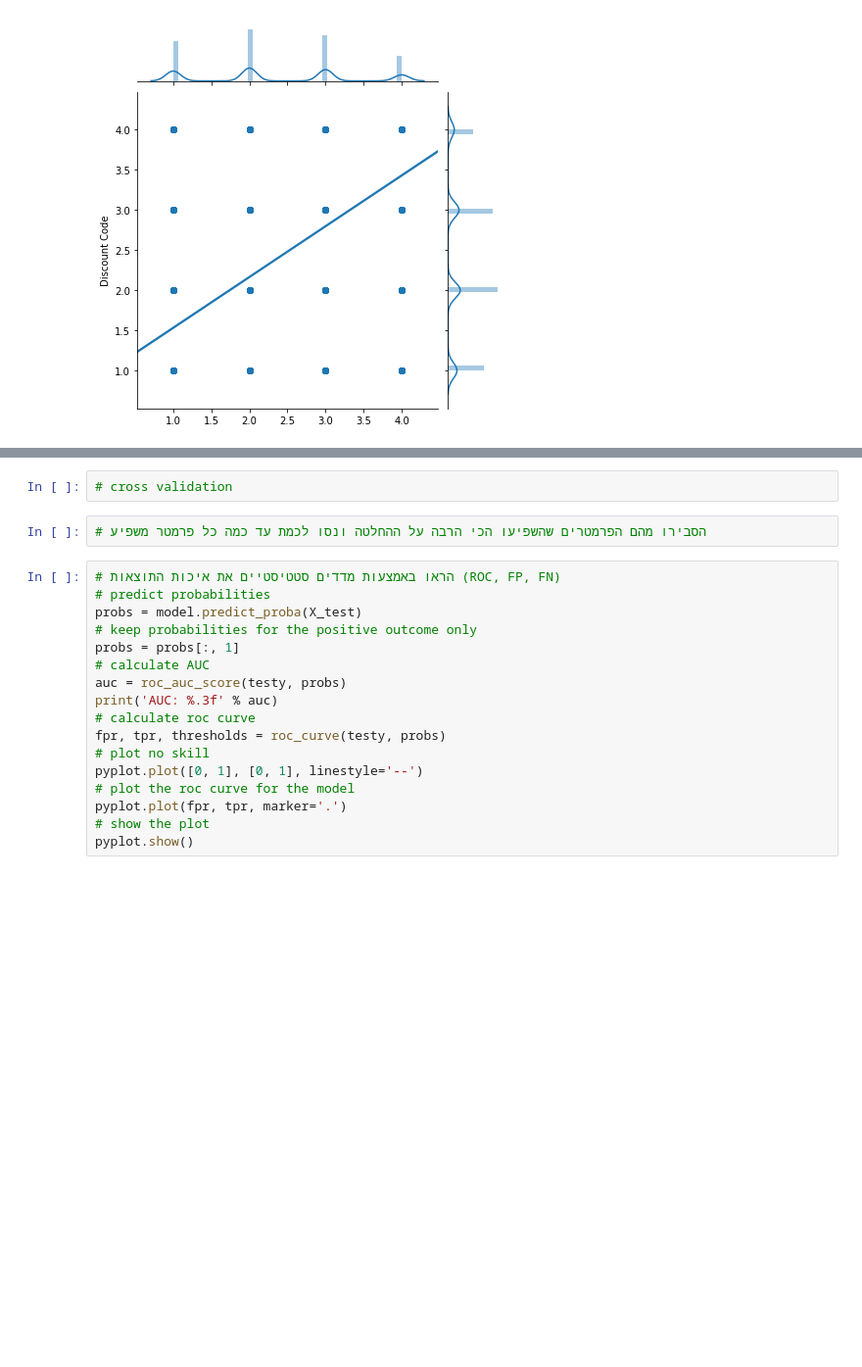
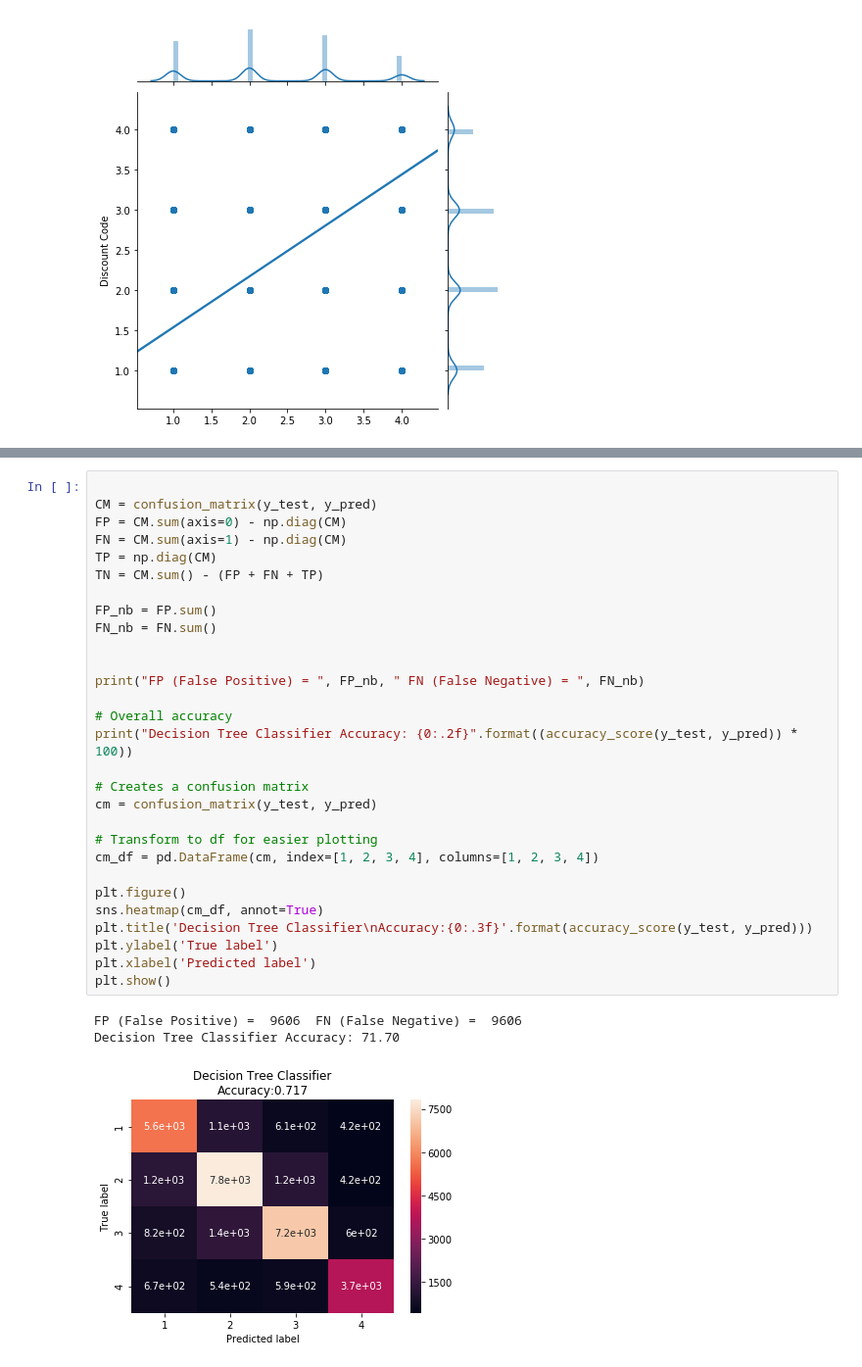
Before and after one commit to barzrcom/data_science, a Jupyter notebook: project/task_2_classification.ipynb, the cells around one changed output, grey strips where cells are left out. Shown at 98% size. Drawn from its saved outputs; the diff is of its cells as text; blank space fills up the shorter version.

```diff
--- a/project/task_2_classification.ipynb
+++ b/project/task_2_classification.ipynb
@@ -131,21 +180,33 @@ weighted avg       0.71      0.71      0.71     33944
-# %%
-# cross validation
-# %%
-# הסבירו מהם הפרמטרים שהשפיעו הכי הרבה על ההחלטה ונסו לכמת עד כמה כל פרמטר משפיע
-# %%
-# הראו באמצעות מדדים סטטיסטיים את איכות התוצאות (ROC, FP, FN)
-# predict probabilities
-probs = model.predict_proba(X_test)
-# keep probabilities for the positive outcome only
-probs = probs[:, 1]
-# calculate AUC
-auc = roc_auc_score(testy, probs)
-print('AUC: %.3f' % auc)
-# calculate roc curve
-fpr, tpr, thresholds = roc_curve(testy, probs)
-# plot no skill
-pyplot.plot([0, 1], [0, 1], linestyle='--')
-# plot the roc curve for the model
-pyplot.plot(fpr, tpr, marker='.')
-# show the plot
-pyplot.show()
+# %%
+
+CM = confusion_matrix(y_test, y_pred)
+FP = CM.sum(axis=0) - np.diag(CM)
+FN = CM.sum(axis=1) - np.diag(CM)
+TP = np.diag(CM)
+TN = CM.sum() - (FP + FN + TP)
+
+FP_nb = FP.sum()
+FN_nb = FN.sum()
+
+
+print("FP (False Positive) = ", FP_nb, " FN (False Negative) = ", FN_nb)
+
+# Overall accuracy
+print("Decision Tree Classifier Accuracy: {0:.2f}".format((accuracy_score(y_test, y_pred)) * 100))
+
+# Creates a confusion matrix
+cm = confusion_matrix(y_test, y_pred)
+
+# Transform to df for easier plotting
+cm_df = pd.DataFrame(cm, index=[1, 2, 3, 4], columns=[1, 2, 3, 4])
+
+plt.figure()
+sns.heatmap(cm_df, annot=True)
+plt.title('Decision Tree Classifier\nAccuracy:{0:.3f}'.format(accuracy_score(y_test, y_pred)))
+plt.ylabel('True label')
+plt.xlabel('Predicted label')
+plt.show()
+# %% [output]
+FP (False Positive) =  9606  FN (False Negative) =  9606
+Decision Tree Classifier Accuracy: 71.70
+[figure, added]
```
Also changed, not shown: parts of 13 cells of this notebook, 1 other file.
